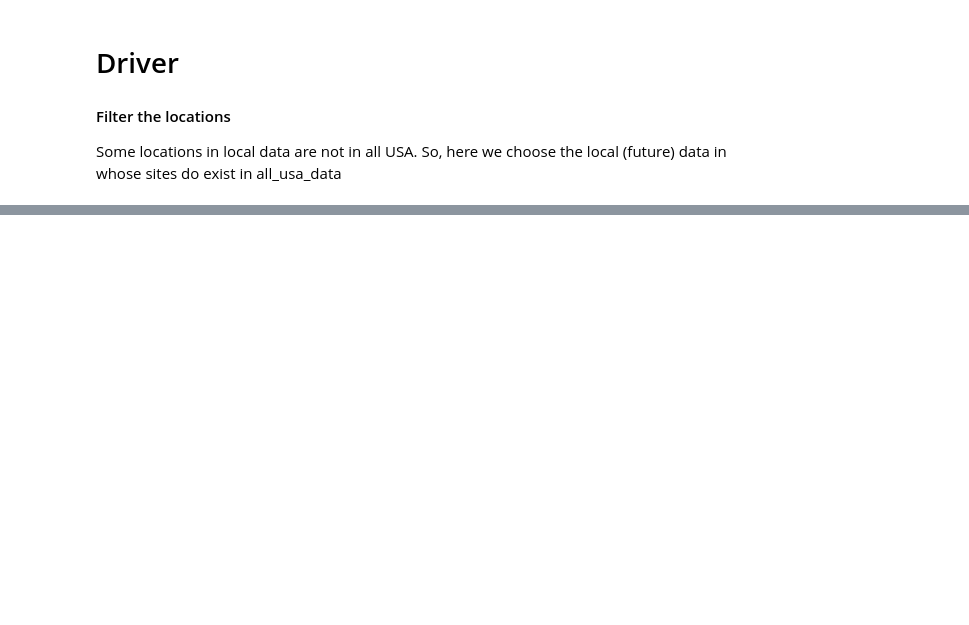
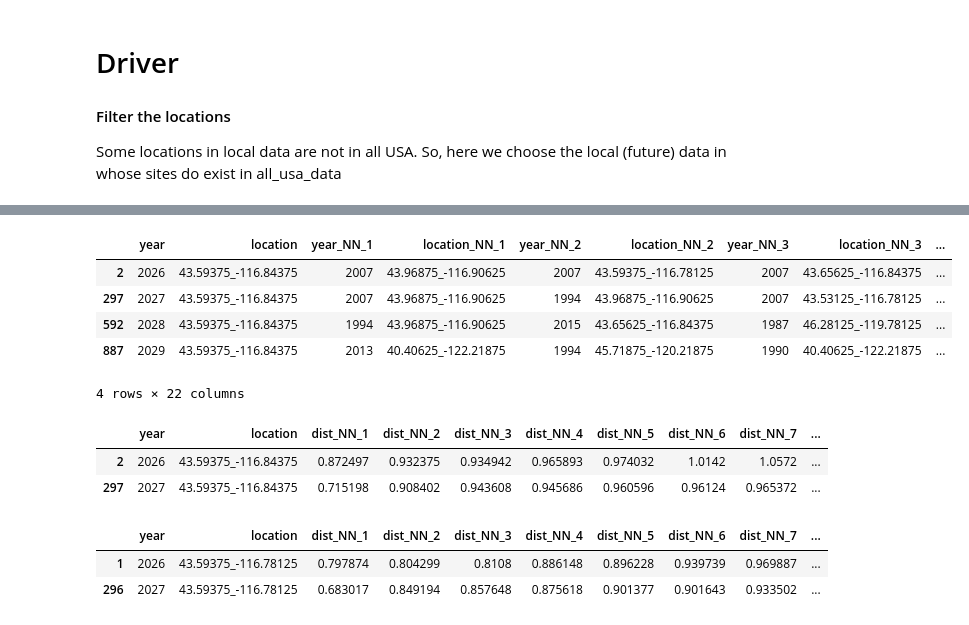
Before and after one commit to sunil21075/Ag, a Jupyter notebook: analogy/03_find_analogs/python_analogs/Analog_Covariance.ipynb, the cells around one changed output, grey strips where cells are left out. Drawn from its saved outputs; the diff is of its cells as text; code cells hidden in the pictures; blank space fills up the shorter version.

```diff
--- a/analogy/03_find_analogs/python_analogs/Analog_Covariance.ipynb
+++ b/analogy/03_find_analogs/python_analogs/Analog_Covariance.ipynb
@@ -435,0 +517,21 @@ def one_sample_dist(curr_future, hist_dt, conar_inv):
+# %%
+NNs_df.head()
+# %% [output]
+|  | year | location | year_NN_1 | location_NN_1 | year_NN_2 | location_NN_2 | year_NN_3 | location_NN_3 | ... |
+| 2 | 2026 | 43.59375_-116.84375 | 2007 | 43.96875_-116.90625 | 2007 | 43.59375_-116.78125 | 2007 | 43.65625_-116.84375 | ... |
+| 297 | 2027 | 43.59375_-116.84375 | 2007 | 43.96875_-116.90625 | 1994 | 43.96875_-116.90625 | 2007 | 43.53125_-116.78125 | ... |
+| 592 | 2028 | 43.59375_-116.84375 | 1994 | 43.96875_-116.90625 | 2015 | 43.65625_-116.84375 | 1987 | 46.28125_-119.78125 | ... |
+| 887 | 2029 | 43.59375_-116.84375 | 2013 | 40.40625_-122.21875 | 1994 | 45.71875_-120.21875 | 1990 | 40.40625_-122.21875 | ... |
+4 rows × 22 columns
+# %%
+dists_df.head(2)
+# %% [output]
+|  | year | location | dist_NN_1 | dist_NN_2 | dist_NN_3 | dist_NN_4 | dist_NN_5 | dist_NN_6 | dist_NN_7 | ... |
+| 2 | 2026 | 43.59375_-116.84375 | 0.872497 | 0.932375 | 0.934942 | 0.965893 | 0.974032 | 1.0142 | 1.0572 | ... |
+| 297 | 2027 | 43.59375_-116.84375 | 0.715198 | 0.908402 | 0.943608 | 0.945686 | 0.960596 | 0.96124 | 0.965372 | ... |
+# %%
+dists_df_0.head(2)
+# %% [output]
+|  | year | location | dist_NN_1 | dist_NN_2 | dist_NN_3 | dist_NN_4 | dist_NN_5 | dist_NN_6 | dist_NN_7 | ... |
+| 1 | 2026 | 43.59375_-116.78125 | 0.797874 | 0.804299 | 0.8108 | 0.886148 | 0.896228 | 0.939739 | 0.969887 | ... |
+| 296 | 2027 | 43.59375_-116.78125 | 0.683017 | 0.849194 | 0.857648 | 0.875618 | 0.901377 | 0.901643 | 0.933502 | ... |
```
Also changed, not shown: parts of 76 cells of this notebook, 1 other file.
